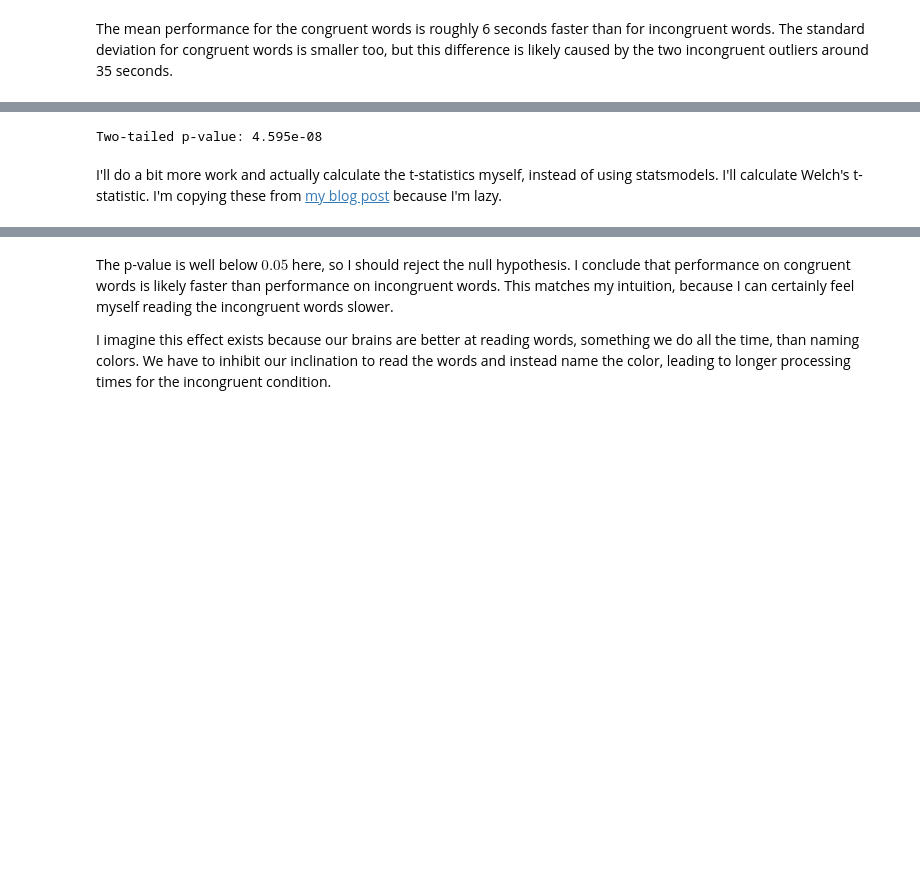
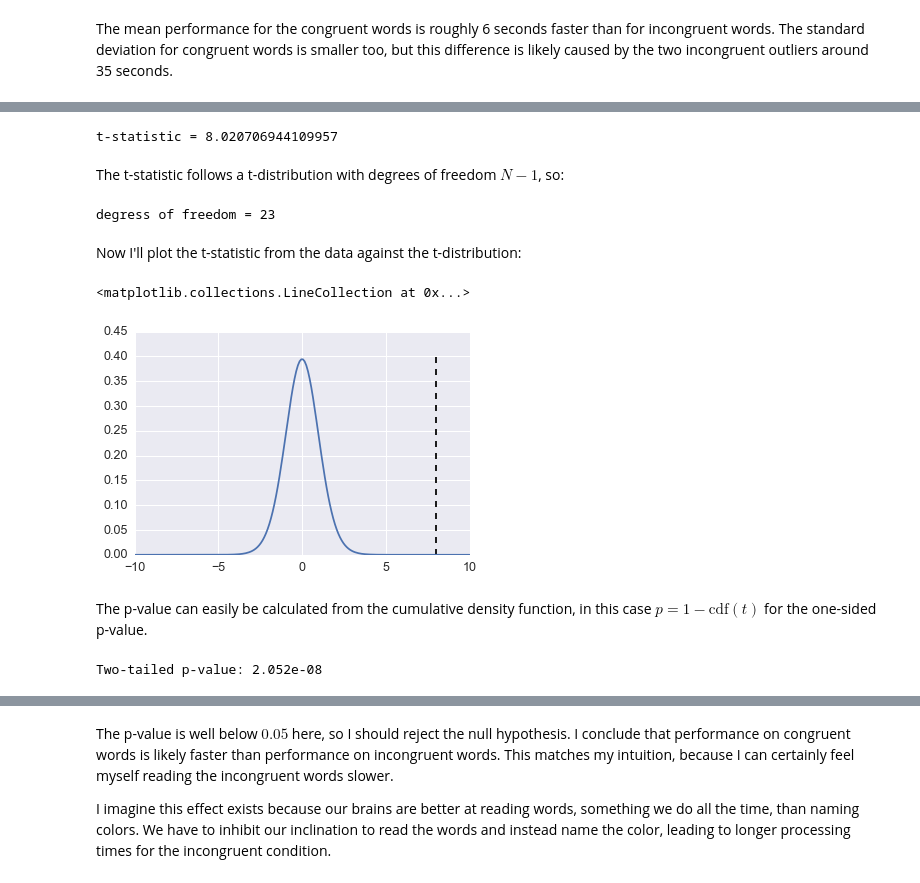
Before and after one commit to mcleonard/Udacity_DAND_P1, a Jupyter notebook: DAND P1.ipynb, the cells around one changed output, grey strips where cells are left out. Saved outputs shown, nothing was run; the diff lists cells and outputs as text; code cells hidden in the pictures; blank space fills up the shorter version.

```diff
--- a/DAND P1.ipynb
+++ b/DAND P1.ipynb
@@ -75,7 +110,31 @@ Now, I'll see if there is an effect on performance between the congruent and inc
+# %%
+stderr = diffs.std()/np.sqrt(diffs.size)
+tstat = diffs.mean()/stderr
+print("t-statistic = {}".format(tstat))
+# %% [output]
+t-statistic = 8.020706944109957
+# %% [markdown]
+The t-statistic follows a t-distribution with degrees of freedom $N - 1$, so:
+# %%
+# degrees of freedom
+dfree = diffs.size - 1
+print("degress of freedom = {}".format(dfree))
+# %% [output]
+degress of freedom = 23
+# %% [markdown]
+Now I'll plot the t-statistic from the data against the t-distribution:
+# %%
+x = np.linspace(-10,10,num=200)
+fig, ax = plt.subplots(figsize=(6,4))
+ax.plot(x, sp.stats.t.pdf(x, loc=0, df=dfree))
+ax.vlines(tstat, 0, ax.get_ylim()[1], linestyle='--')
+# %% [output]
+<matplotlib.collections.LineCollection at 0x...>
+[figure, added]
+# %% [markdown]
+The p-value can easily be calculated from the cumulative density function, in this case $ p = 1 - \mathrm{cdf}(t) $ for the one-sided p-value.
 # %%
-tstat, p, dfree = sm.stats.ttest_ind(df['Congruent'], df['Incongruent'])
+p = 1 - sp.stats.t.cdf(tstat, df=dfree)
 print("Two-tailed p-value: {:.3e}".format(p))
 # %% [output]
-Two-tailed p-value: 4.595e-08
+Two-tailed p-value: 2.052e-08
-# %% [markdown]
-I'll do a bit more work and actually calculate the t-statistics myself, instead of using statsmodels. I'll calculate Welch's t-statistic. I'm copying these from [my blog post](http://matatat.org/p-values-statistical-testing.html) because I'm lazy.
```
Also changed, not shown: parts of 15 cells of this notebook.
